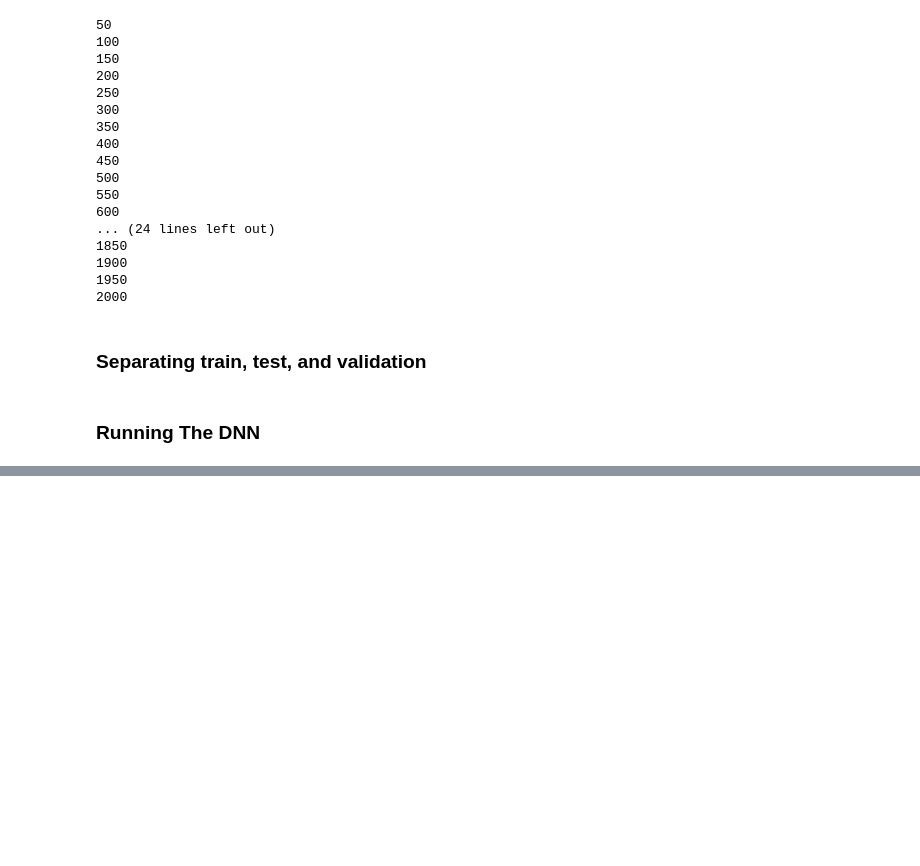
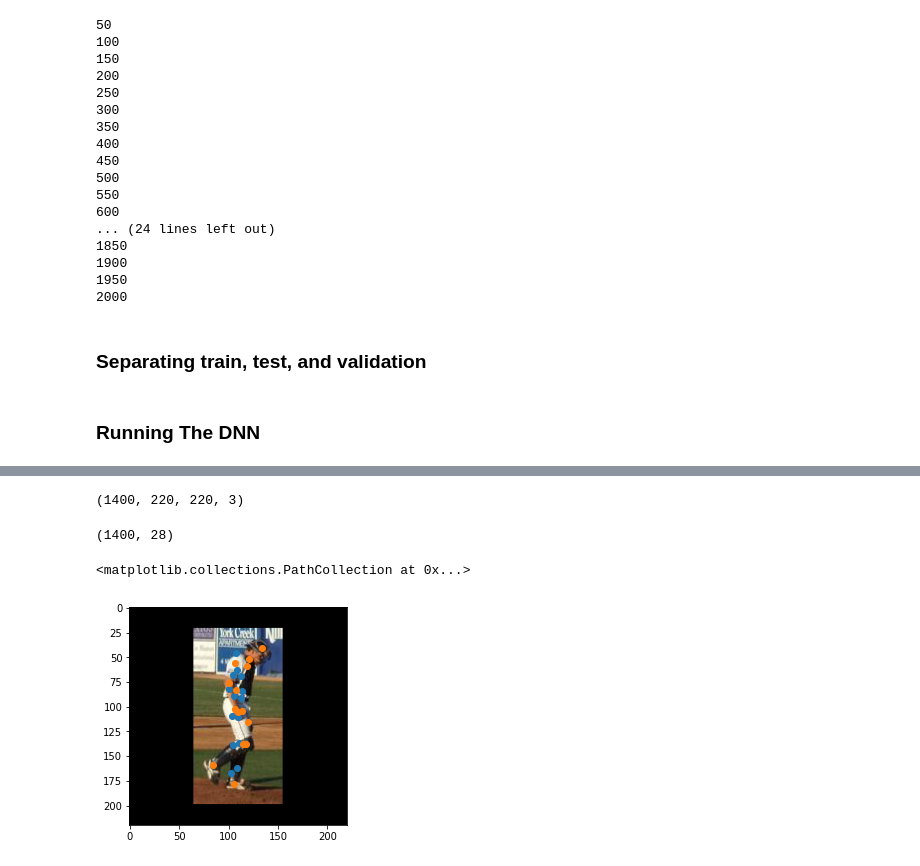
Before and after one commit to AminAlam/DeepPose, a Jupyter notebook: ISP_DNN.ipynb, the cells around one changed output, grey strips where cells are left out. Drawn from its saved outputs; the diff is of its cells as text; code cells hidden in the pictures; blank space fills up the shorter version.

```diff
--- a/ISP_DNN.ipynb
+++ b/ISP_DNN.ipynb
@@ -104,9 +104,9 @@ Y_test = np.reshape(Y_test,(300,28))
 # %% [markdown]
 ### Running The DNN
 # %%
-batch_size = 64
-epochs_number = 40
-learning_rate = 1e-3
+batch_size = 128
+epochs_number = 120
+learning_rate = 5e-4
 momentum = 0.9
 
 
@@ -120,7 +120,7 @@ model.add(Conv2D(128, (5, 5), activation='relu', strides=2, kernel_initializer='
 model.add(BatchNormalization())
 model.add(MaxPooling2D((2, 2)))
 
-model.add(Conv2D(192, (3, 3), activation='relu', strides=2, kernel_initializer='he_uniform', padding='same'))
+model.add(Conv2D(192, (3, 3), activation='relu', strides=1, kernel_initializer='he_uniform', padding='same'))
 
 model.add(Conv2D(192, (3, 3), activation='relu', strides=1, kernel_initializer='he_uniform', padding='same'))
 
@@ -131,16 +131,31 @@ model.add(MaxPooling2D((2, 2), padding='same'))
 model.add(Flatten())
 
 model.add(Dense(4096, activation='relu'))
-
+model.add(Dropout(0.4))
 model.add(Dense(4096, activation='relu'))
-
+model.add(Dropout(0.4))
 model.add(Dense(28, activation='linear'))
 
+def soft_acc(y_true, y_pred):
+    return tf.keras.backend.mean(tf.keras.backend.equal(tf.keras.backend.round(y_true), tf.keras.backend.round(y_pred)))
+
+def l2_loss(y_true, y_pred):
+  x_diff =  y_true[0:14] - y_pred[0:14]
+  y_diff =  y_true[14:28] - y_pred[14:28]
+  diff = tf.math.pow(x_diff,2) + tf.math.pow(y_diff,2)
+  return tf.keras.backend.sum(diff)
+
+def my_loss():
+  def loss(y_true, y_pred):
+    return l2_loss(y_true, y_pred)
+  return loss
+
+l2_loss_model = my_loss()
 
 optimizer = tf.keras.optimizers.Adam(learning_rate=learning_rate)
-model.compile(loss='mse', optimizer=optimizer, metrics=['accuracy'])
+model.compile(loss=l2_loss_model , optimizer=optimizer, metrics=[soft_acc])
 model.fit(X_train, Y_train, epochs=epochs_number, batch_size=batch_size, validation_data=(X_validation, Y_validation))
 
-test_results = model.evaluate(X_test, Y_test, verbose=1)
+test_results = model.evaluate(X_validation, Y_validation, verbose=1)
 print('\n', "Test results - Loss: {0:.2f} - Accuracy: {1:.2f}%".format(test_results[0],test_results[1]))
 # %% [output]
@@ -162,0 +180,17 @@ KeyboardInterrupt: ignored
+# %%
+print(X_train.shape)
+test = model.predict(X_train)
+# %% [output]
+(1400, 220, 220, 3)
+# %%
+print(test.shape)
+# %% [output]
+(1400, 28)
+# %%
+img_number = 3
+plt.imshow(X_train[img_number])
+plt.scatter(test[img_number,0:14]*220, test[img_number,14:28]*220)
+plt.scatter(Y_train[img_number,0:14]*220, Y_train[img_number,14:28]*220)
+# %% [output]
+<matplotlib.collections.PathCollection at 0x...>
+[figure, added]
```
Also changed, not shown: parts of 4 cells of this notebook.
